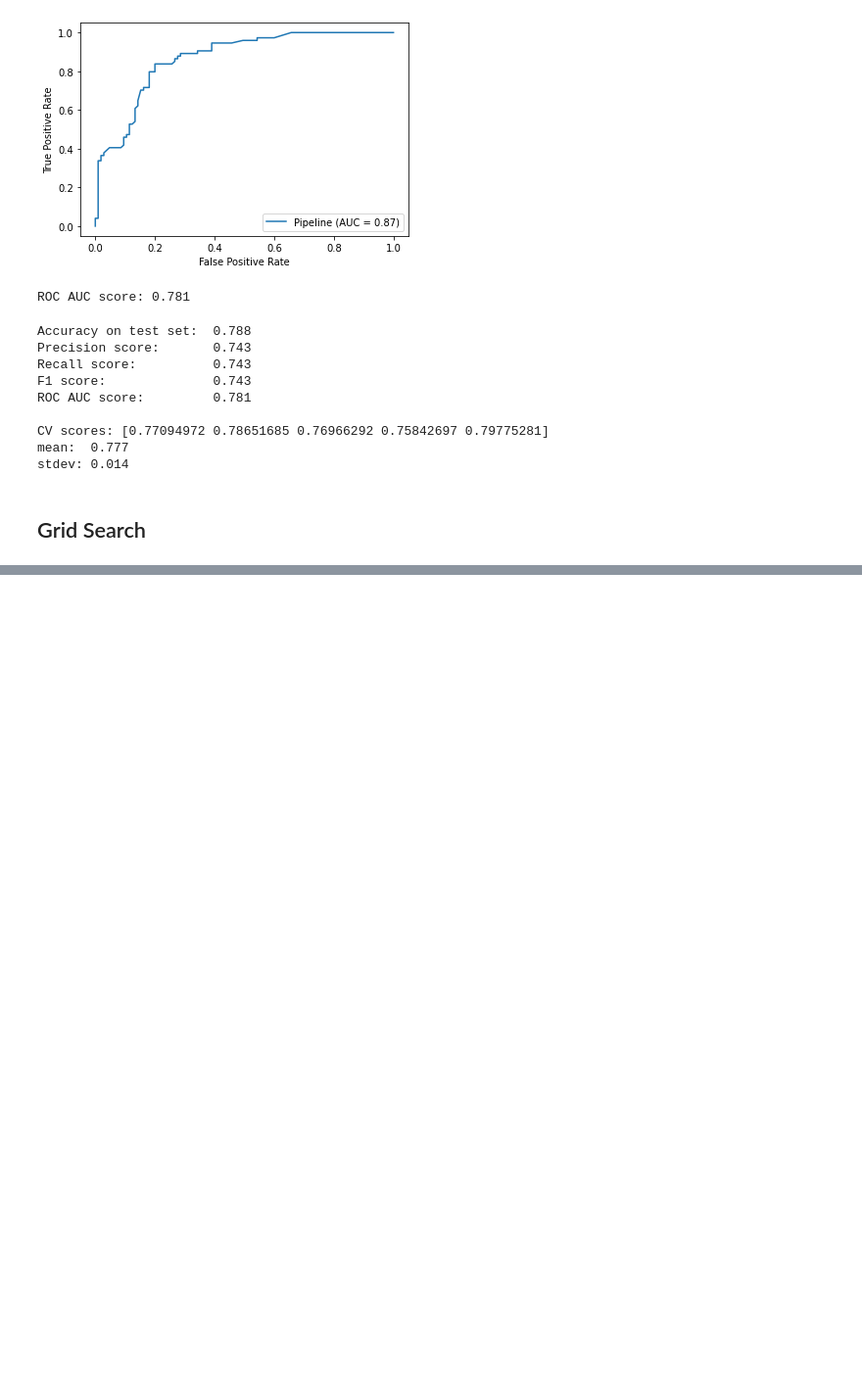
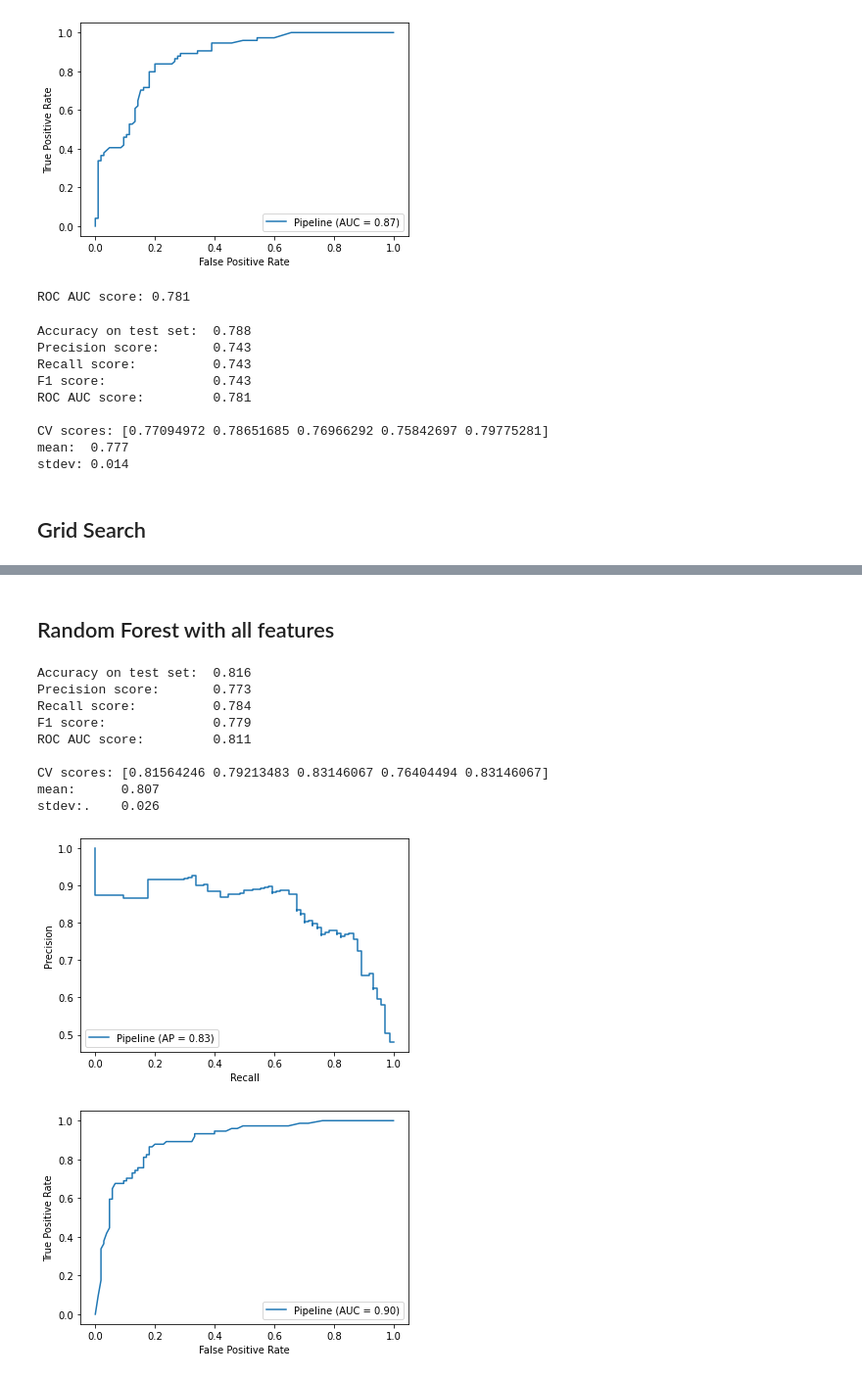
Before and after one commit to adin786/ad-titanic, a Jupyter notebook: titanic.ipynb, the cells around one changed output, grey strips where cells are left out. Shown at 98% size. Drawn from its saved outputs; the diff is of its cells as text; code cells hidden in the pictures; blank space fills up the shorter version.

```diff
--- a/titanic.ipynb
+++ b/titanic.ipynb
@@ -891,0 +989,30 @@ array([0.62782429, 0.68540333, 0.773791  , 0.78786566, 0.79067271,
+# %% [markdown]
+## Random Forest with all features
+# %%
+# Define a model pipeline
+num_features = ['Fare','Age','familysize','Ticket_Frequency','SibSp','Parch']
+num_transformer = Pipeline([('imputer', SimpleImputer(strategy='median')),
+                            ('scaler', StandardScaler())])
+
+cat_features = ['Title','Deck','Sex','Embarked','Pclass']
+cat_transformer = OneHotEncoder(sparse=False,handle_unknown='ignore')
+
+preprocessor = ColumnTransformer([('cats', cat_transformer, cat_features),
+                                  ('nums', num_transformer, num_features)])
+
+forest2 = Pipeline([('preprocessor', preprocessor),
+                    ('forest', RandomForestClassifier())])
+# %%
+evaluate_clf(forest2)
+# %% [output]
+Accuracy on test set:  0.816
+Precision score:       0.773
+Recall score:          0.784
+F1 score:              0.779
+ROC AUC score:         0.811
+
+CV scores: [0.81564246 0.79213483 0.83146067 0.76404494 0.83146067]
+mean:      0.807
+stdev:.    0.026
+[figure, added]
+[figure, added]
```
Also changed, not shown: parts of 31 cells of this notebook.
